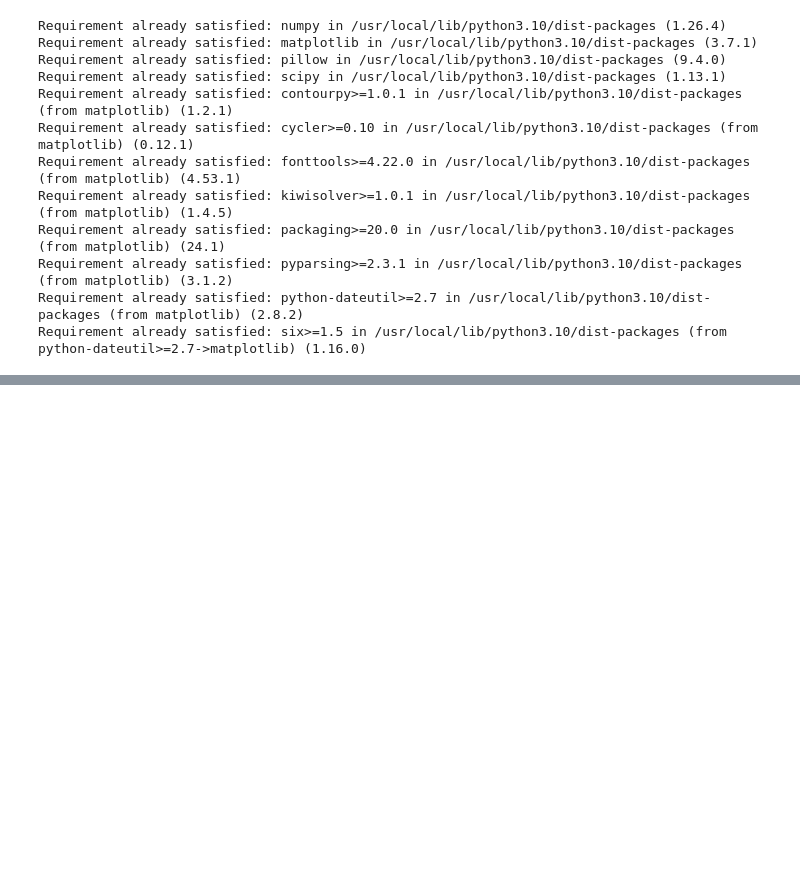
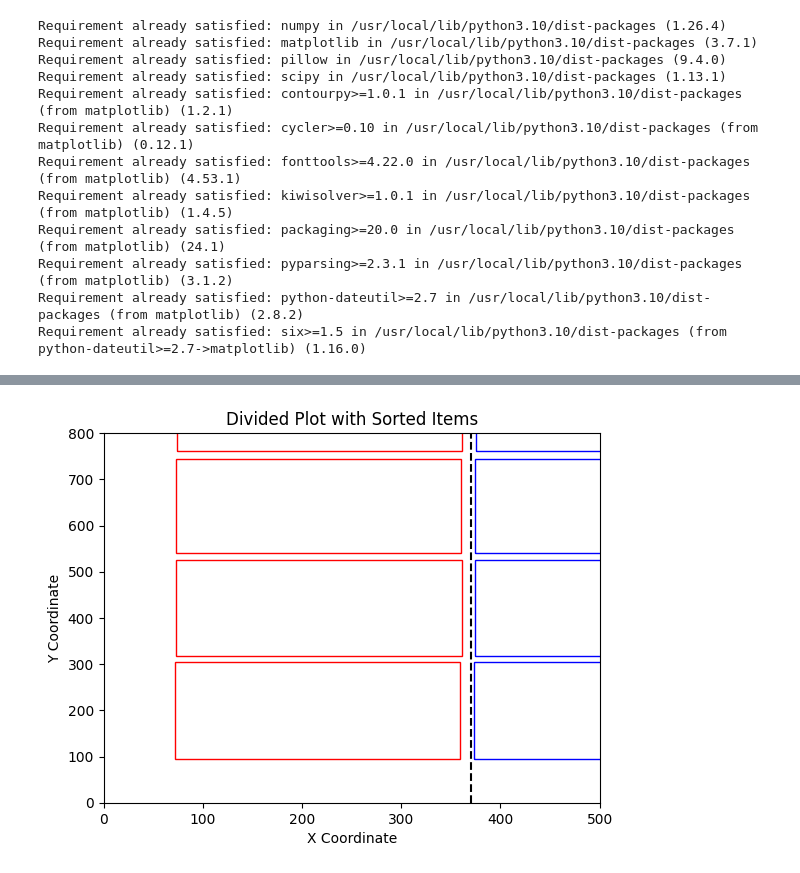
Before and after one commit to juancolson/Manga-Bounding-Boxes, a Jupyter notebook: here_there.ipynb, the cells around one changed output, grey strips where cells are left out. Saved outputs shown, nothing was run; the diff lists cells and outputs as text; code cells hidden in the pictures; blank space fills up the shorter version.

```diff
--- a/here_there.ipynb
+++ b/here_there.ipynb
@@ -86,0 +115,47 @@ print(sorted_boxes)
+# %%
+import matplotlib.pyplot as plt
+
+# Data
+data = [
+    [72, 94, 287, 210],
+    [373, 94, 288, 210],
+    [73, 318, 288, 207],
+    [374, 318, 288, 207],
+    [73, 540, 287, 205],
+    [374, 540, 288, 205],
+    [74, 761, 287, 207],
+    [375, 761, 288, 208]
+]
+
+# Divide data into left and right based on x-coordinate
+left_side = [item for item in data if item[0] < 370]  # Assuming 200 is the middle x-coordinate
+right_side = [item for item in data if item[0] >= 370]
+
+# Sort each side by y-coordinate
+left_side_sorted = sorted(left_side, key=lambda x: x[1])
+right_side_sorted = sorted(right_side, key=lambda x: x[1])
+
+# Plotting
+fig, ax = plt.subplots()
+
+# Plot right side
+for item in right_side_sorted:
+    ax.add_patch(plt.Rectangle((item[0], item[1]), item[2], item[3], edgecolor='blue', facecolor='none'))
+
+# Plot left side
+for item in left_side_sorted:
+    ax.add_patch(plt.Rectangle((item[0], item[1]), item[2], item[3], edgecolor='red', facecolor='none'))
+
+# Draw vertical axis dividing line
+ax.axvline(x=370, color='black', linestyle='--')
+
+# Set plot limits
+ax.set_xlim(0, 500)  # Adjust limits as needed
+ax.set_ylim(0, 800)  # Adjust limits as needed
+
+plt.xlabel('X Coordinate')
+plt.ylabel('Y Coordinate')
+plt.title('Divided Plot with Sorted Items')
+plt.show()
+# %% [output]
+[figure, added]
```
Also changed, not shown: parts of 1 cell of this notebook.
